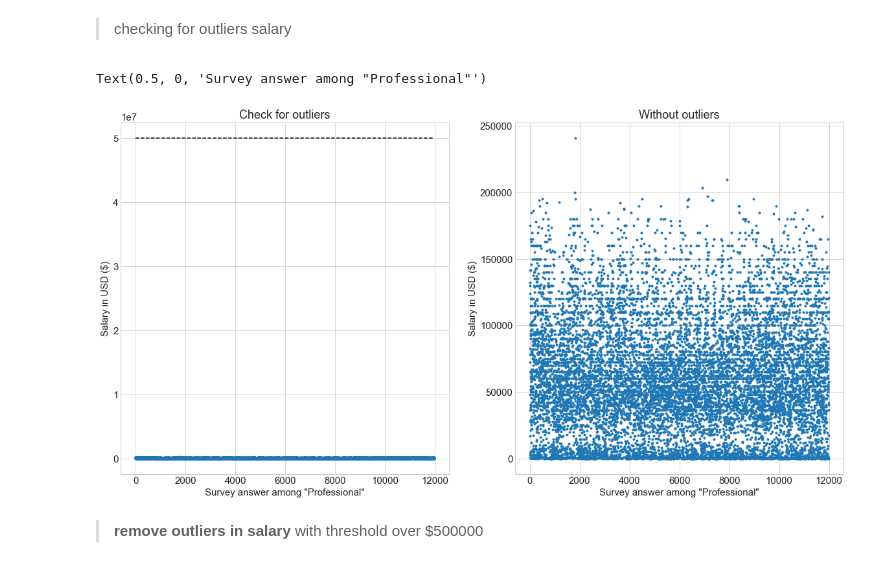
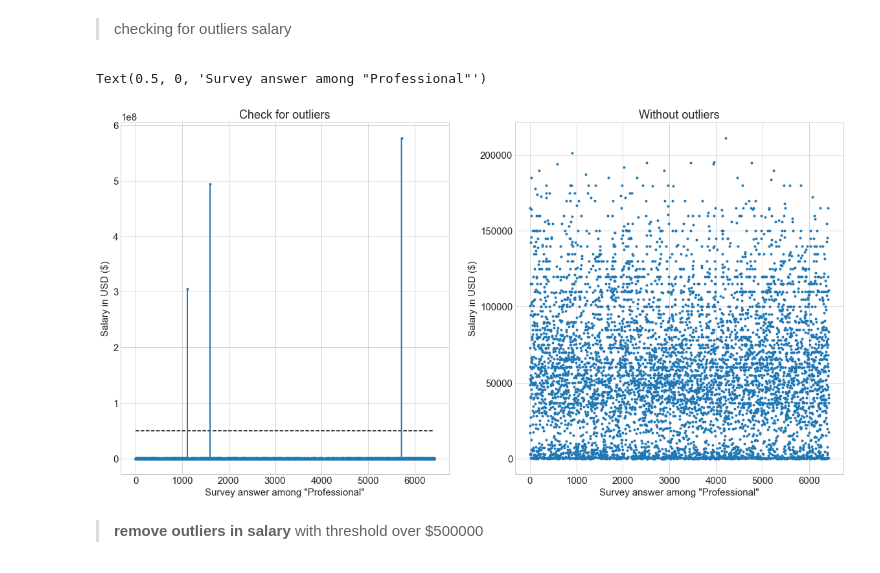
Before and after one commit to 6one2/Stack_PublicSurvey, a Jupyter notebook: code/StackPublicSurvey.ipynb, the cells around one changed output. Saved outputs shown, nothing was run; the diff lists cells and outputs as text; code cells hidden in the pictures.

Commit message:
Update code with new_hires analysis until salary analysis

````diff
--- a/code/StackPublicSurvey.ipynb
+++ b/code/StackPublicSurvey.ipynb
@@ -61,0 +79,2 @@ df_pro = df.query('Professional == "Professional developer"')
+# %%
+df_nhires = df_pro.query('LastNewJob in ["Less than a year ago","Between 1 and 2 years ago","Between 2 and 4 years ago"]')
@@ -127,0 +143,14 @@ Text(0, 0.5, 'Percentage of answer (%)')
+# %%
+d = []
+for adv, idx in dictEducAdv.items():
+    n_data = df_nhires.reset_index().reindex(idx)['JobSatisfaction']
+    d.append(
+        {
+            'Advice': adv,
+            'Median': n_data.median(),
+            'Mean':  n_data.mean()
+        }
+    )
+
+plt.rcParams['figure.figsize']=15, 8
+pd.DataFrame(d).sort_values(by='Mean').plot(kind='barh', x='Advice', y='Mean', width=0.7, xlim=(6,8))
@@ -131,5 +171,5 @@ Text(0, 0.5, 'Percentage of answer (%)')
 1. First explore the different currency reported in the dataset
 # %%
 # filter dataset by removing all missing value in salary and missing Currency
-df_pro = df_pro.dropna(subset=['Salary', 'Currency']).reset_index(drop=True)
+df_nhires = df_nhires.dropna(subset=['Salary', 'Currency']).reset_index(drop=True)
 # %%
@@ -157,27 +197,27 @@ Name: Currency, dtype: int64
 2. Convert Salary to USD equivalent salary
 # %%
 # We are using our custom function ```convert2USB``` to change all currency if not USD.
-df_pro['SalaryConv_USD'] = df_pro[['Salary', 'Currency']].apply(lambda x: convert2USD(x[1], np.round(x[0])),axis=1)
+df_nhires['SalaryConv_USD'] = df_nhires[['Salary', 'Currency']].apply(lambda x: convert2USD(x[1], np.round(x[0])),axis=1)
 # %% [markdown]
 > checking for outliers salary
 # %%
 plt.rcParams['figure.figsize']=20, 10
 
 thr = 0.5e8
 
 plt.subplot(1,2,1)
-df_pro['SalaryConv_USD'].plot(style='.-', title='Check for outliers')
-plt.hlines(y = thr, xmin=0, xmax=len(df_pro), ls='dashed')
+df_nhires['SalaryConv_USD'].plot(style='.-', title='Check for outliers')
+plt.hlines(y = thr, xmin=0, xmax=len(df_nhires), ls='dashed')
 plt.ylabel('Salary in USD ($)')
 plt.xlabel('Survey answer among "Professional"')
 
 plt.subplot(1,2,2)
-df_pro.query(f'SalaryConv_USD < {thr}')['SalaryConv_USD'].plot(style='.', title='Without outliers')
+df_nhires.query(f'SalaryConv_USD < {thr}')['SalaryConv_USD'].plot(style='.', title='Without outliers')
 plt.ylabel('Salary in USD ($)')
 plt.xlabel('Survey answer among "Professional"')
 # %% [output]
 Text(0.5, 0, 'Survey answer among "Professional"')
-[figure, old version]
+[figure, new version]
 # %% [markdown]
 > __remove outliers in salary__ with threshold over $500000
 # %%
````
Also changed, not shown: parts of 38 cells of this notebook, 2 other files.
